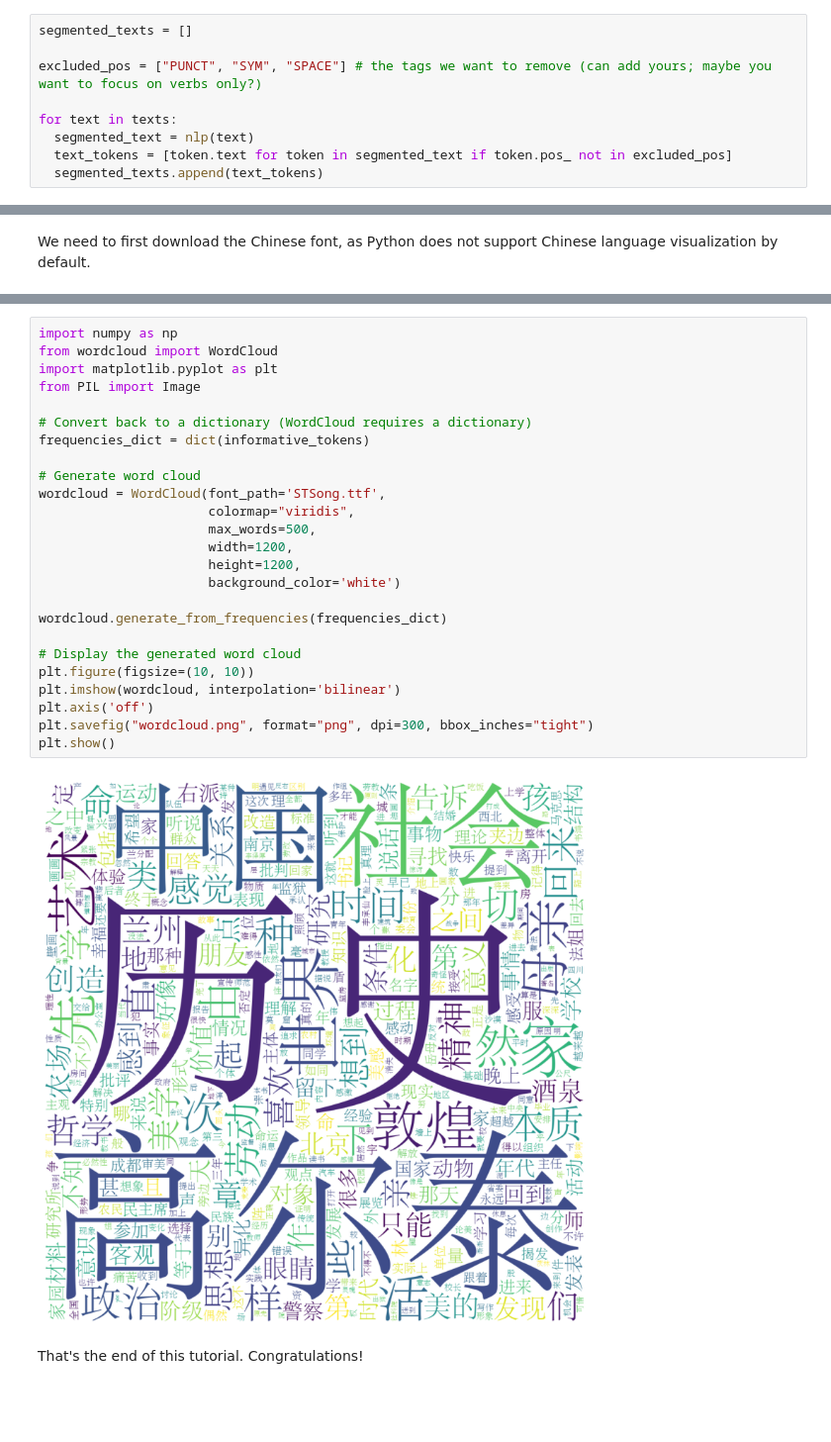
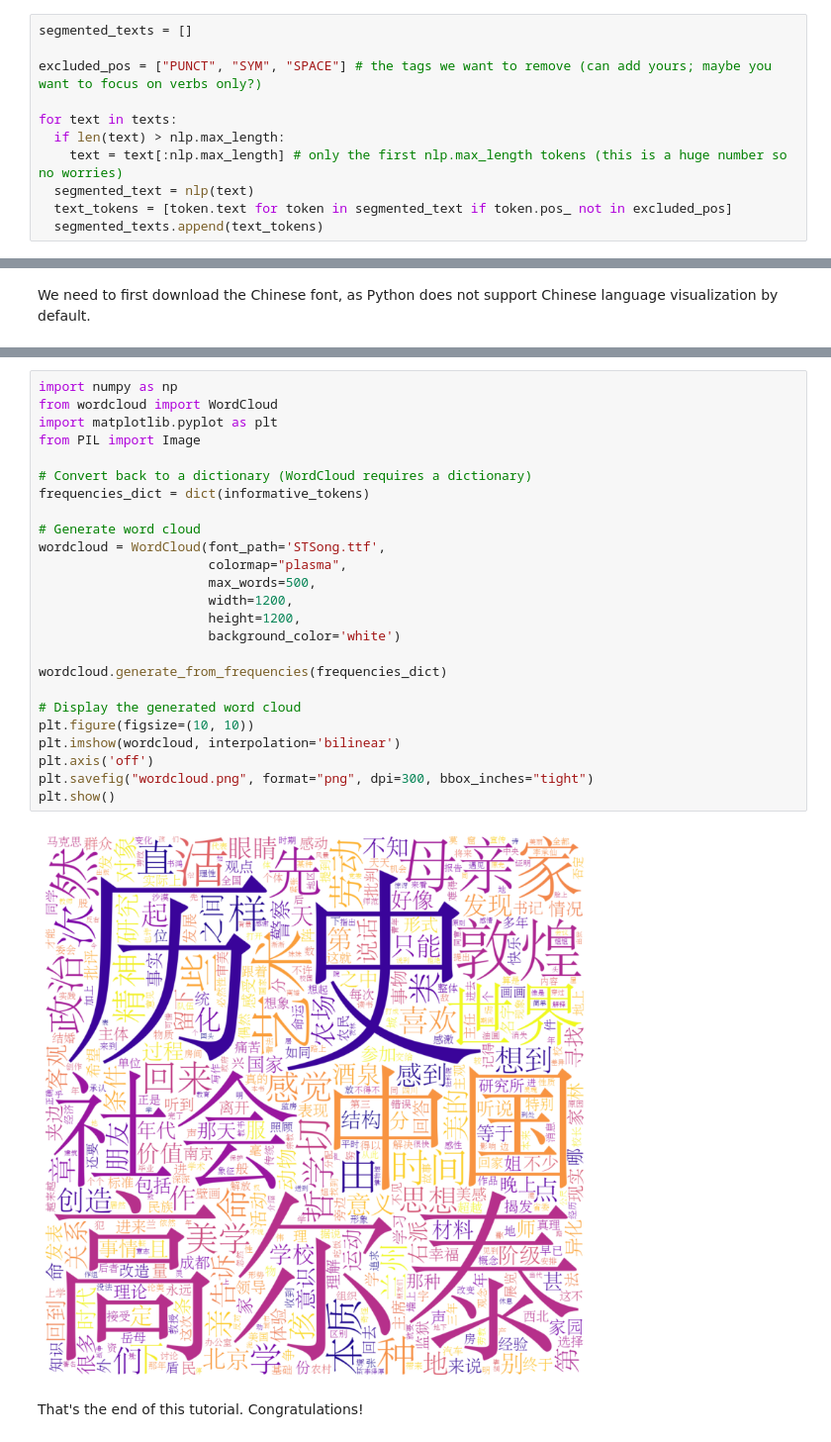
Before and after one commit to mcjkurz/qhchina, a Jupyter notebook: tutorials/Intro_to_Python_for_Chinese_Humanities_Part_2_Working_with_Texts.ipynb, the cells around one changed output, grey strips where cells are left out. Shown at 99% size. Saved outputs shown, nothing was run; the diff lists cells and outputs as text; blank space fills up the shorter version.

```diff
--- a/tutorials/Intro_to_Python_for_Chinese_Humanities_Part_2_Working_with_Texts.ipynb
+++ b/tutorials/Intro_to_Python_for_Chinese_Humanities_Part_2_Working_with_Texts.ipynb
@@ -260,6 +262,8 @@ segmented_texts = []
 excluded_pos = ["PUNCT", "SYM", "SPACE"] # the tags we want to remove (can add yours; maybe you want to focus on verbs only?)
 
 for text in texts:
+  if len(text) > nlp.max_length:
+    text = text[:nlp.max_length] # only the first nlp.max_length tokens (this is a huge number so no worries)
   segmented_text = nlp(text)
   text_tokens = [token.text for token in segmented_text if token.pos_ not in excluded_pos]
   segmented_texts.append(text_tokens)
@@ -407,29 +411,29 @@ informative_tokens[:10]
 # %%
 import numpy as np
 from wordcloud import WordCloud
 import matplotlib.pyplot as plt
 from PIL import Image
 
 # Convert back to a dictionary (WordCloud requires a dictionary)
 frequencies_dict = dict(informative_tokens)
 
 # Generate word cloud
 wordcloud = WordCloud(font_path='STSong.ttf',
-                      colormap="viridis",
+                      colormap="plasma",
                       max_words=500,
                       width=1200,
                       height=1200,
                       background_color='white')
 
 wordcloud.generate_from_frequencies(frequencies_dict)
 
 # Display the generated word cloud
 plt.figure(figsize=(10, 10))
 plt.imshow(wordcloud, interpolation='bilinear')
 plt.axis('off')
 plt.savefig("wordcloud.png", format="png", dpi=300, bbox_inches="tight")
 plt.show()
 # %% [output]
-[figure, old version]
+[figure, new version]
 # %% [markdown]
 That's the end of this tutorial. Congratulations!
```
Also changed, not shown: parts of 8 cells of this notebook.
